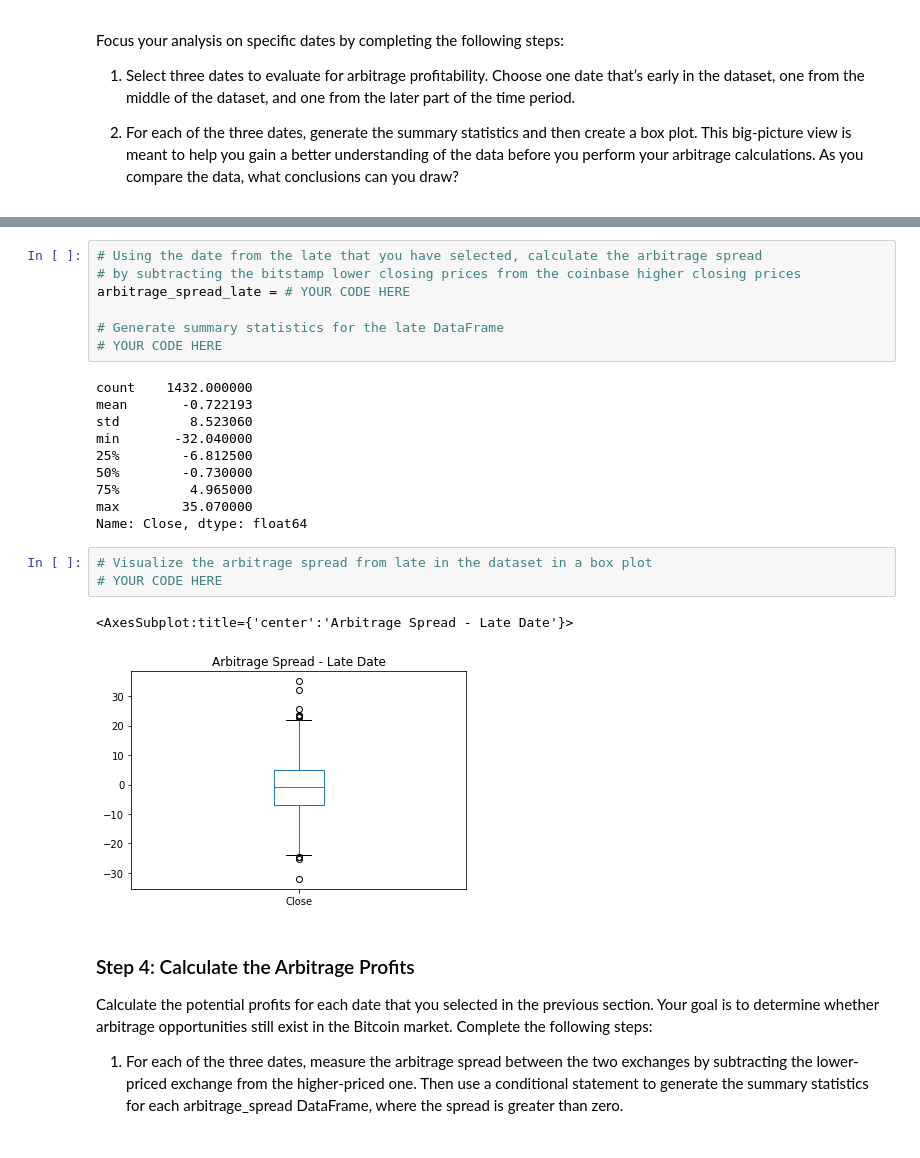
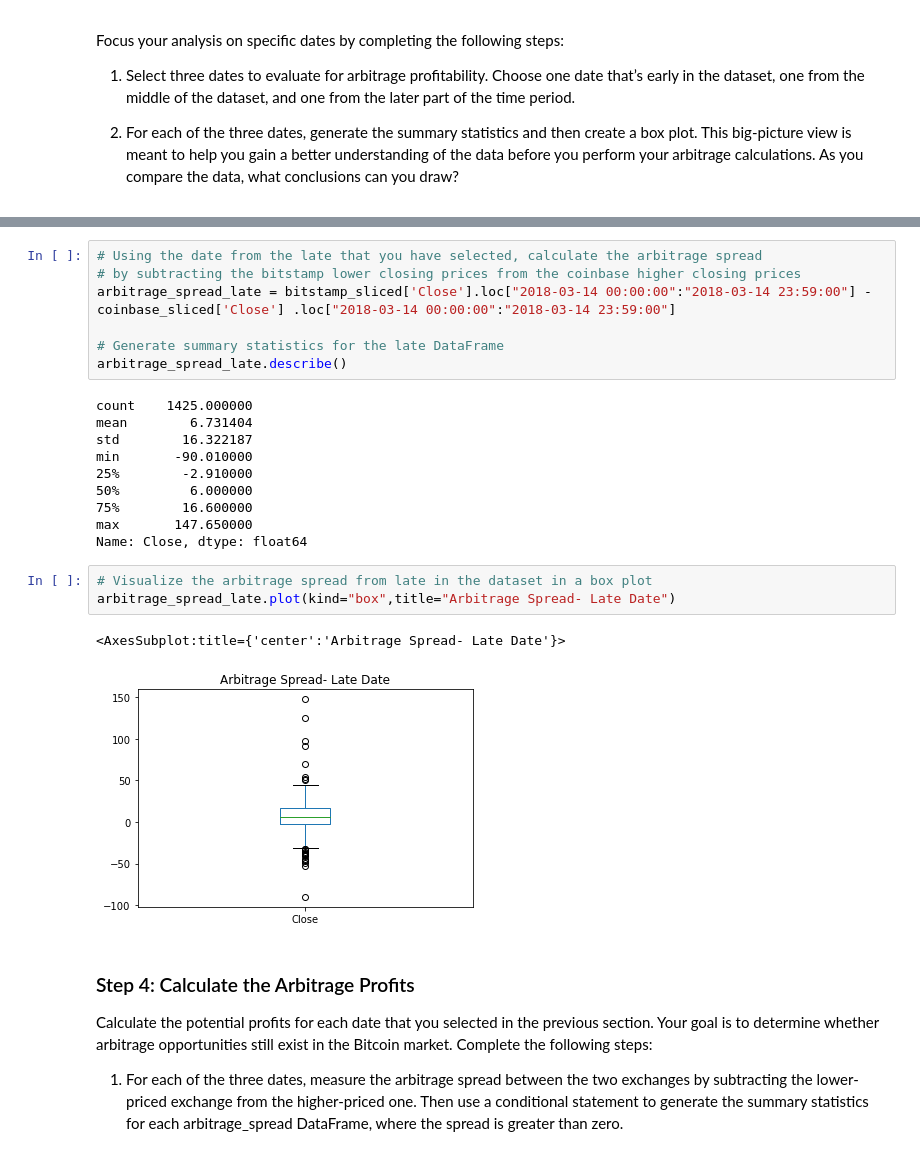
Before and after one commit to srn1358/Finding_Arbitrage_Opportunity, a Jupyter notebook: crypto_arbitrage.ipynb, the cells around one changed output, grey strips where cells are left out. Cells and saved outputs as stored; diff of their text form.

```diff
--- a/crypto_arbitrage.ipynb
+++ b/crypto_arbitrage.ipynb
@@ -444,26 +447,26 @@ Name: Close, dtype: float64
 # %%
 # Using the date from the late that you have selected, calculate the arbitrage spread
 # by subtracting the bitstamp lower closing prices from the coinbase higher closing prices
-arbitrage_spread_late = # YOUR CODE HERE
+arbitrage_spread_late = bitstamp_sliced['Close'].loc["2018-03-14 00:00:00":"2018-03-14 23:59:00"] - coinbase_sliced['Close'] .loc["2018-03-14 00:00:00":"2018-03-14 23:59:00"]
 
 # Generate summary statistics for the late DataFrame
-# YOUR CODE HERE
+arbitrage_spread_late.describe()
 # %% [output]
-count    1432.000000
-mean       -0.722193
-std         8.523060
-min       -32.040000
-25%        -6.812500
-50%        -0.730000
-75%         4.965000
-max        35.070000
+count    1425.000000
+mean        6.731404
+std        16.322187
+min       -90.010000
+25%        -2.910000
+50%         6.000000
+75%        16.600000
+max       147.650000
 Name: Close, dtype: float64
 # %%
 # Visualize the arbitrage spread from late in the dataset in a box plot
-# YOUR CODE HERE
+arbitrage_spread_late.plot(kind="box",title="Arbitrage Spread- Late Date")
 # %% [output]
-<AxesSubplot:title={'center':'Arbitrage Spread - Late Date'}>
+<AxesSubplot:title={'center':'Arbitrage Spread- Late Date'}>
-[figure, old version]
+[figure, new version]
 # %% [markdown]
 ### Step 4: Calculate the Arbitrage Profits
 
```
Also changed, not shown: parts of 16 cells of this notebook.
